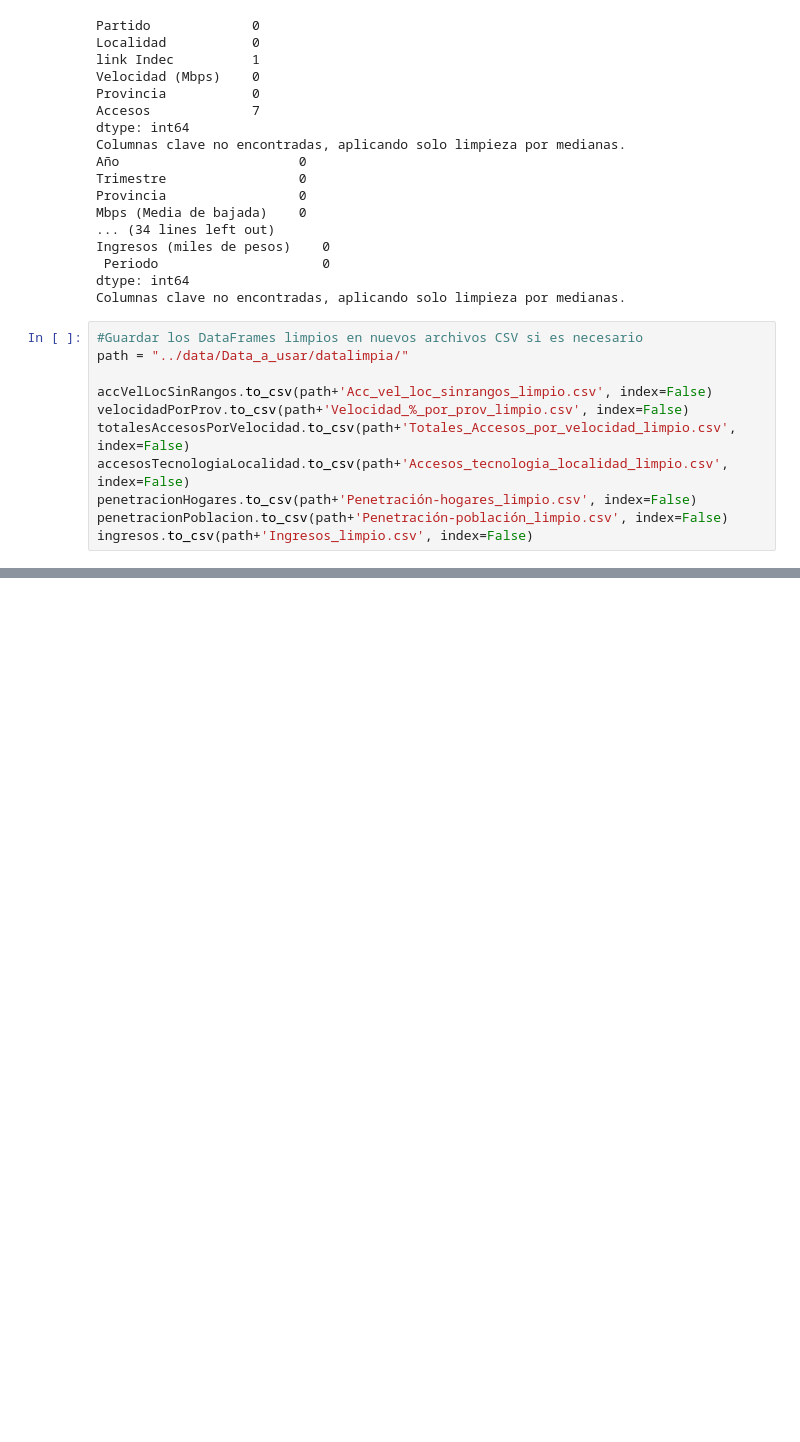
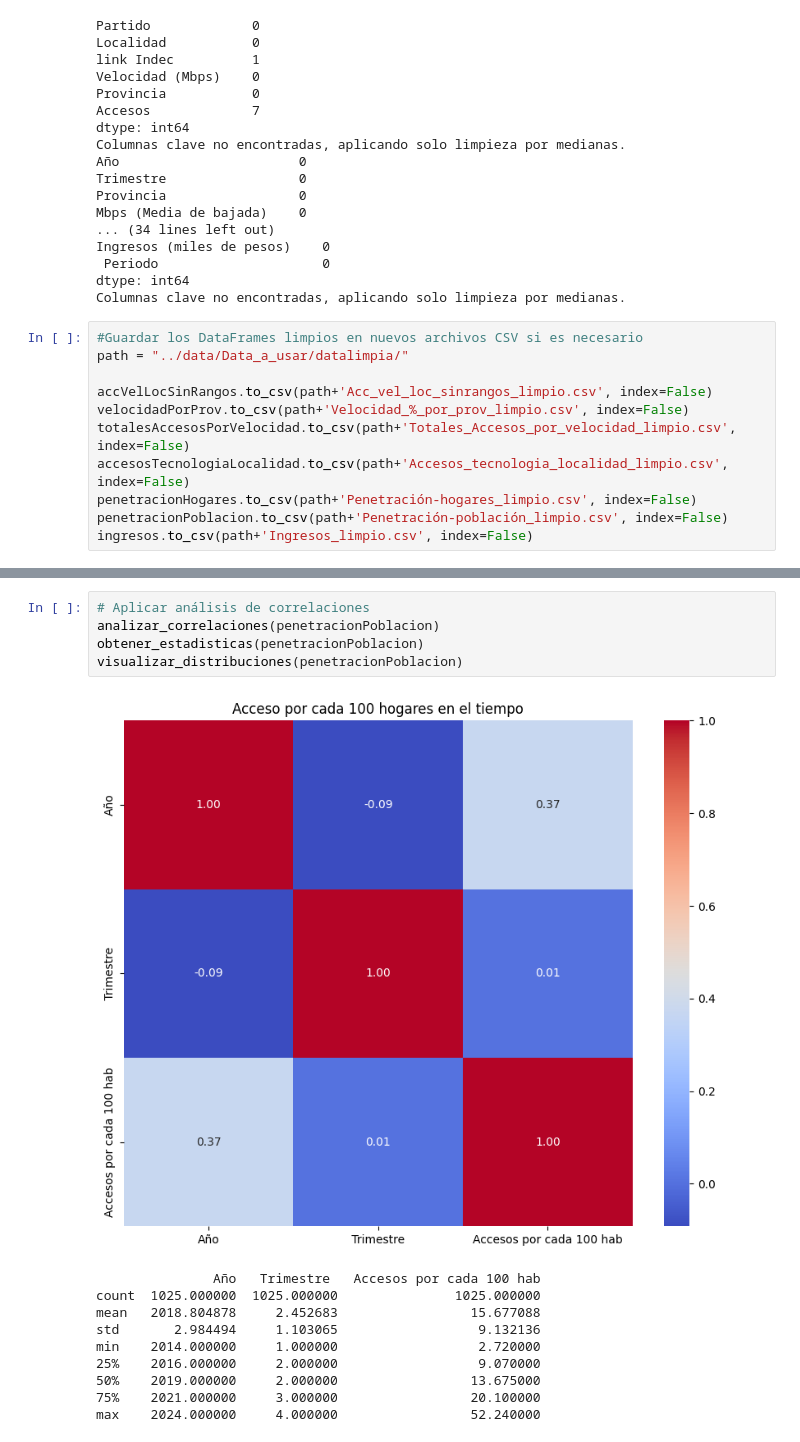
Before and after one commit to The-greenpanter/segundo_Proyecto_Individual, a Jupyter notebook: notebooks/ETL.ipynb, the cells around one changed output, grey strips where cells are left out. Drawn from its saved outputs; the diff is of its cells as text; blank space fills up the shorter version.

```diff
--- a/notebooks/ETL.ipynb
+++ b/notebooks/ETL.ipynb
@@ -183,0 +241,16 @@ ingresos.to_csv(path+'Ingresos_limpio.csv', index=False)
+# %%
+# Aplicar análisis de correlaciones
+analizar_correlaciones(penetracionPoblacion)
+obtener_estadisticas(penetracionPoblacion)
+visualizar_distribuciones(penetracionPoblacion)
+# %% [output]
+[figure, added]
+               Año   Trimestre   Accesos por cada 100 hab
+count  1025.000000  1025.000000               1025.000000
+mean   2018.804878     2.452683                 15.677088
+std       2.984494     1.103065                  9.132136
+min    2014.000000     1.000000                  2.720000
+25%    2016.000000     2.000000                  9.070000
+50%    2019.000000     2.000000                 13.675000
+75%    2021.000000     3.000000                 20.100000
+max    2024.000000     4.000000                 52.240000
```
Also changed, not shown: parts of 8 cells of this notebook.
